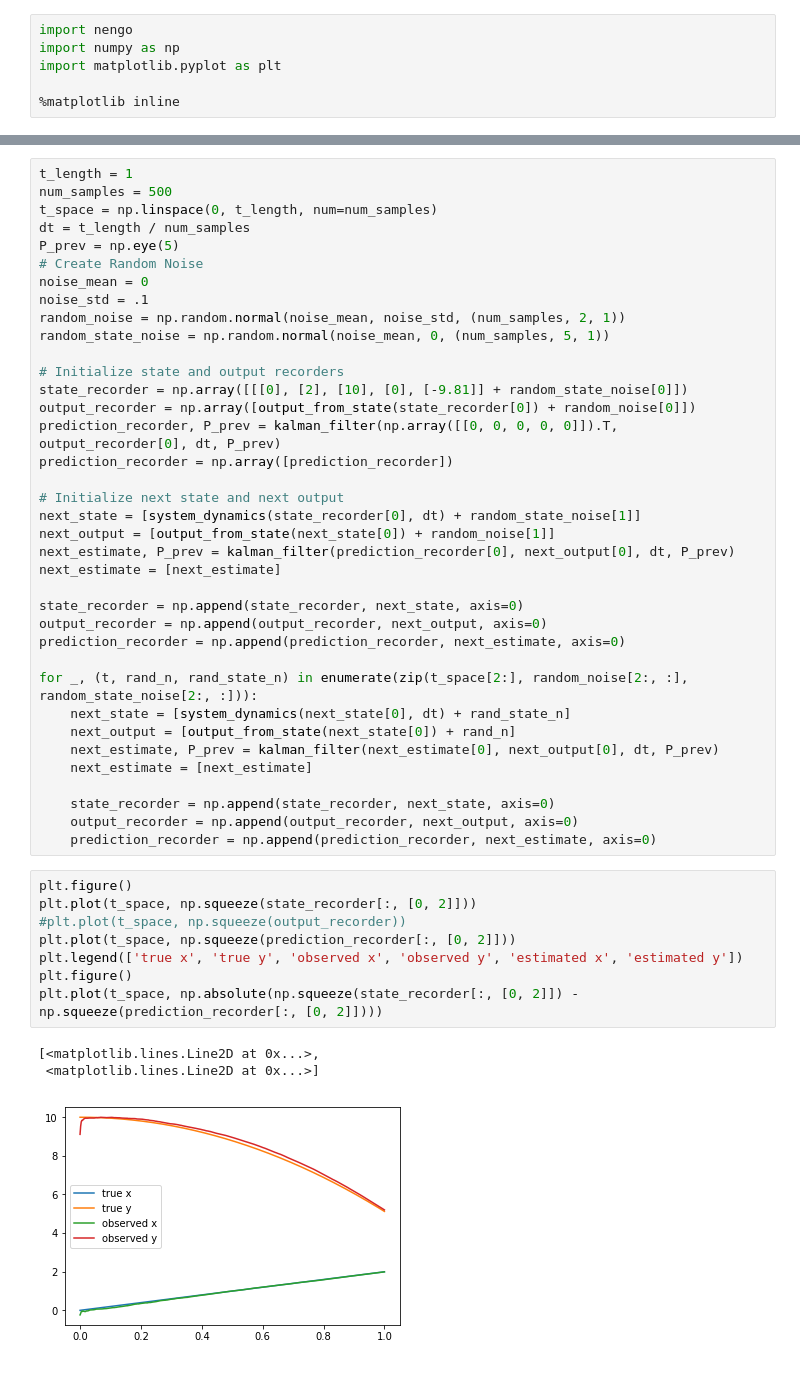
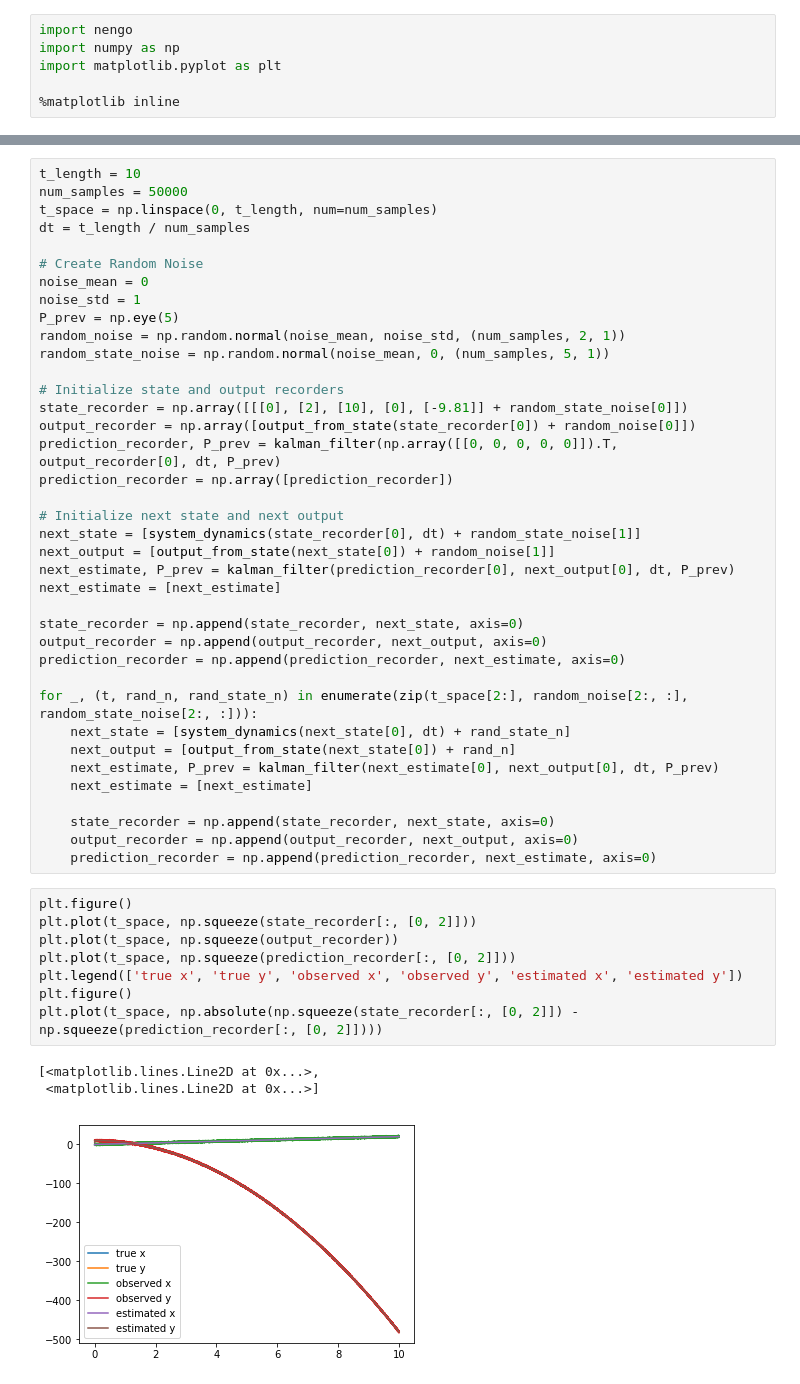
Before and after one commit to samnewhook/neural-kalman-filter, a Jupyter notebook: Newhook_Term_Project.ipynb, the cells around one changed output, grey strips where cells are left out. Saved outputs shown, nothing was run; the diff lists cells and outputs as text.

```diff
--- a/Newhook_Term_Project.ipynb
+++ b/Newhook_Term_Project.ipynb
@@ -102,14 +104,15 @@ def kalman_filter_standard(x_hat, next_y, dt, P):
     new_P = (np.eye(5) - K @ C) @ P_super_minus
     return x_super_minus + K @ (next_y - C @ x_super_minus), new_P
 # %%
-t_length = 1
-num_samples = 500
+t_length = 10
+num_samples = 50000
 t_space = np.linspace(0, t_length, num=num_samples)
 dt = t_length / num_samples
-P_prev = np.eye(5)
+
 # Create Random Noise
 noise_mean = 0
-noise_std = .1
+noise_std = 1
+P_prev = np.eye(5)
 random_noise = np.random.normal(noise_mean, noise_std, (num_samples, 2, 1))
 random_state_noise = np.random.normal(noise_mean, 0, (num_samples, 5, 1))
 
@@ -141,12 +144,12 @@ for _, (t, rand_n, rand_state_n) in enumerate(zip(t_space[2:], random_noise[2:,
 # %%
 plt.figure()
 plt.plot(t_space, np.squeeze(state_recorder[:, [0, 2]]))
-#plt.plot(t_space, np.squeeze(output_recorder))
+plt.plot(t_space, np.squeeze(output_recorder))
 plt.plot(t_space, np.squeeze(prediction_recorder[:, [0, 2]]))
 plt.legend(['true x', 'true y', 'observed x', 'observed y', 'estimated x', 'estimated y'])
 plt.figure()
 plt.plot(t_space, np.absolute(np.squeeze(state_recorder[:, [0, 2]]) - np.squeeze(prediction_recorder[:, [0, 2]])))
 # %% [output]
 [<matplotlib.lines.Line2D at 0x...>,
  <matplotlib.lines.Line2D at 0x...>]
-[figure, old version]
+[figure, new version]
```
Also changed, not shown: parts of 5 cells of this notebook.
